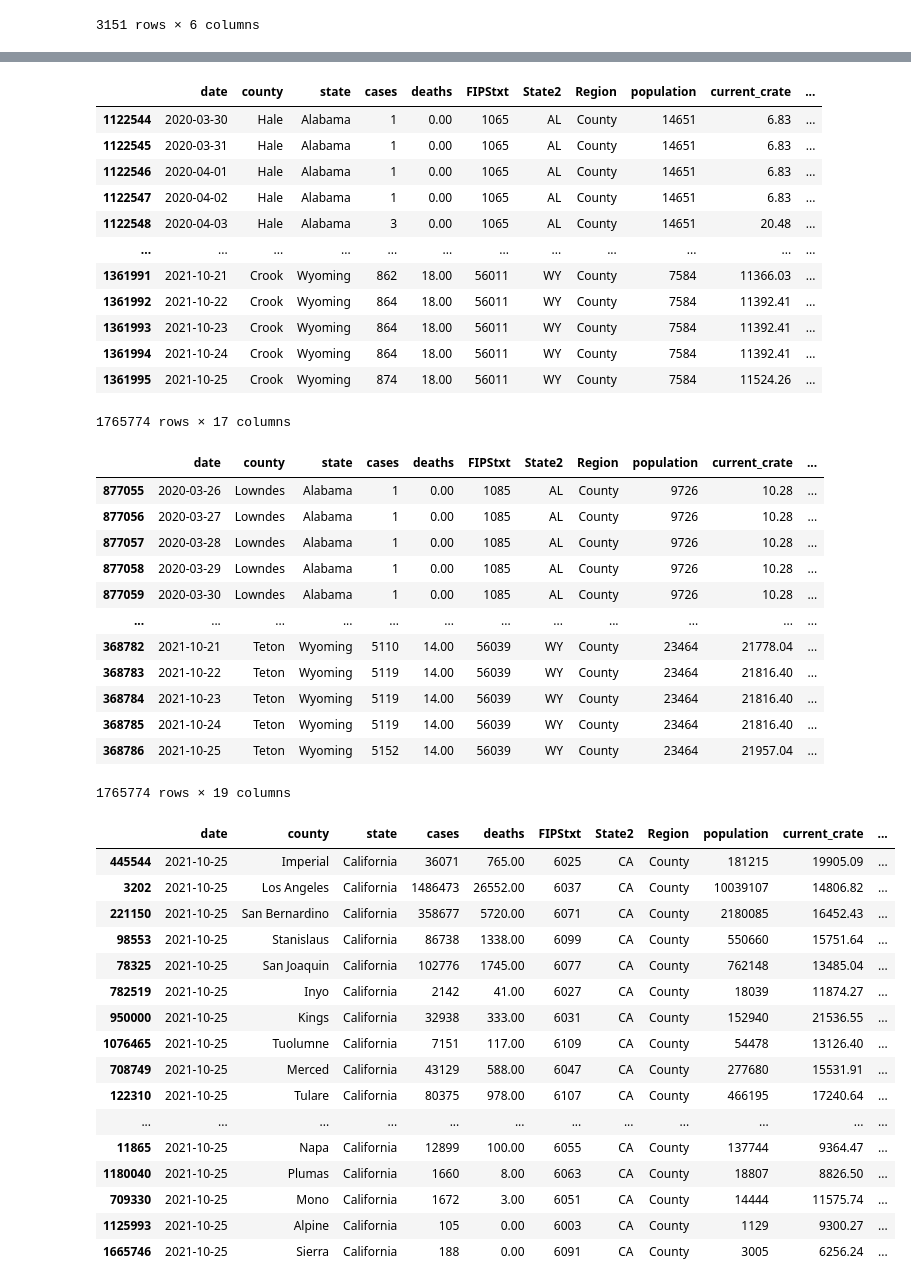
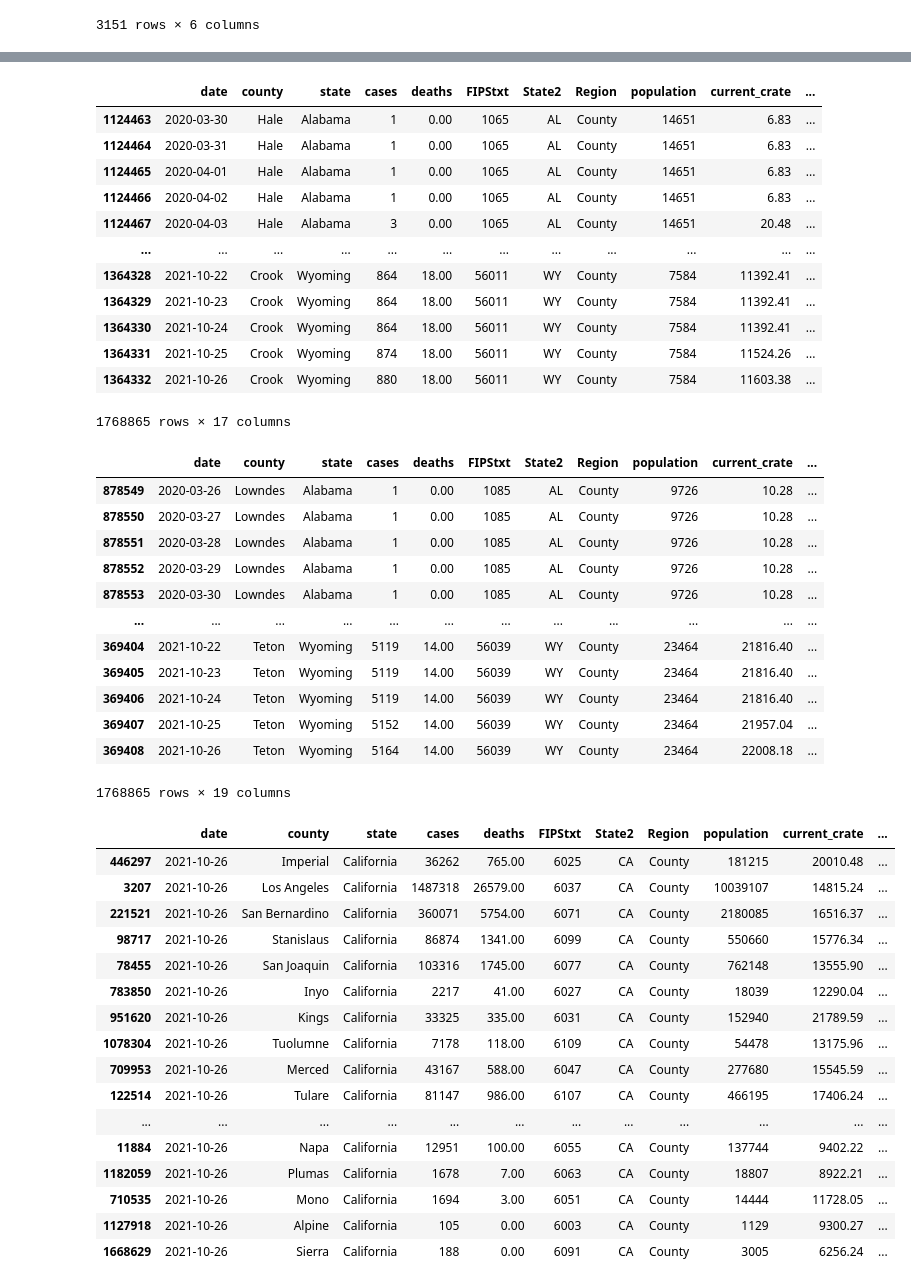
Before and after one commit to menlodoug/covid_crunching, a Jupyter notebook: pandas/COVID_USA.ipynb, the cells around one changed output, grey strips where cells are left out. Cells and saved outputs as stored; diff of their text form; code cells hidden in the pictures.

```diff
--- a/pandas/COVID_USA.ipynb
+++ b/pandas/COVID_USA.ipynb
@@ -94,7 +94,7 @@ counties
 # %%
 # Isolate data from most current day.
 
-counties_us = counties[(counties['date'] == '2021-10-25') & (counties['Region'] == 'County')]
+counties_us = counties[(counties['date'] == '2021-10-26') & (counties['Region'] == 'County')]
 counties_us
 # %% [output]
 |  | date | county | state | cases | deaths | FIPStxt | State2 | Region | population | current_crate | ... |
@@ -209,18 +209,18 @@ usa[ '14day_case_avg' ] = usa.case_day.rolling(14).mean()
 usa
 # %% [output]
 |  | date | county | state | cases | deaths | FIPStxt | State2 | Region | population | current_crate | ... |
-| 1122544 | 2020-03-30 | Hale | Alabama | 1 | 0.00 | 1065 | AL | County | 14651 | 6.83 | ... |
-| 1122545 | 2020-03-31 | Hale | Alabama | 1 | 0.00 | 1065 | AL | County | 14651 | 6.83 | ... |
-| 1122546 | 2020-04-01 | Hale | Alabama | 1 | 0.00 | 1065 | AL | County | 14651 | 6.83 | ... |
-| 1122547 | 2020-04-02 | Hale | Alabama | 1 | 0.00 | 1065 | AL | County | 14651 | 6.83 | ... |
-| 1122548 | 2020-04-03 | Hale | Alabama | 3 | 0.00 | 1065 | AL | County | 14651 | 20.48 | ... |
+| 1124463 | 2020-03-30 | Hale | Alabama | 1 | 0.00 | 1065 | AL | County | 14651 | 6.83 | ... |
+| 1124464 | 2020-03-31 | Hale | Alabama | 1 | 0.00 | 1065 | AL | County | 14651 | 6.83 | ... |
+| 1124465 | 2020-04-01 | Hale | Alabama | 1 | 0.00 | 1065 | AL | County | 14651 | 6.83 | ... |
+| 1124466 | 2020-04-02 | Hale | Alabama | 1 | 0.00 | 1065 | AL | County | 14651 | 6.83 | ... |
+| 1124467 | 2020-04-03 | Hale | Alabama | 3 | 0.00 | 1065 | AL | County | 14651 | 20.48 | ... |
 | ... | ... | ... | ... | ... | ... | ... | ... | ... | ... | ... | ... |
-| 1361991 | 2021-10-21 | Crook | Wyoming | 862 | 18.00 | 56011 | WY | County | 7584 | 11366.03 | ... |
-| 1361992 | 2021-10-22 | Crook | Wyoming | 864 | 18.00 | 56011 | WY | County | 7584 | 11392.41 | ... |
-| 1361993 | 2021-10-23 | Crook | Wyoming | 864 | 18.00 | 56011 | WY | County | 7584 | 11392.41 | ... |
-| 1361994 | 2021-10-24 | Crook | Wyoming | 864 | 18.00 | 56011 | WY | County | 7584 | 11392.41 | ... |
-| 1361995 | 2021-10-25 | Crook | Wyoming | 874 | 18.00 | 56011 | WY | County | 7584 | 11524.26 | ... |
+| 1364328 | 2021-10-22 | Crook | Wyoming | 864 | 18.00 | 56011 | WY | County | 7584 | 11392.41 | ... |
+| 1364329 | 2021-10-23 | Crook | Wyoming | 864 | 18.00 | 56011 | WY | County | 7584 | 11392.41 | ... |
+| 1364330 | 2021-10-24 | Crook | Wyoming | 864 | 18.00 | 56011 | WY | County | 7584 | 11392.41 | ... |
+| 1364331 | 2021-10-25 | Crook | Wyoming | 874 | 18.00 | 56011 | WY | County | 7584 | 11524.26 | ... |
+| 1364332 | 2021-10-26 | Crook | Wyoming | 880 | 18.00 | 56011 | WY | County | 7584 | 11603.38 | ... |
-1765774 rows × 17 columns
+1768865 rows × 17 columns
 # %%
 # Break out daily death data from the New York Times csv that is cumulative in nature
 
@@ -230,18 +230,18 @@ usa[ '14day_death_avg' ] = usa.death_day.rolling(14).mean()
 usa
 # %% [output]
 |  | date | county | state | cases | deaths | FIPStxt | State2 | Region | population | current_crate | ... |
-| 877055 | 2020-03-26 | Lowndes | Alabama | 1 | 0.00 | 1085 | AL | County | 9726 | 10.28 | ... |
-| 877056 | 2020-03-27 | Lowndes | Alabama | 1 | 0.00 | 1085 | AL | County | 9726 | 10.28 | ... |
-| 877057 | 2020-03-28 | Lowndes | Alabama | 1 | 0.00 | 1085 | AL | County | 9726 | 10.28 | ... |
-| 877058 | 2020-03-29 | Lowndes | Alabama | 1 | 0.00 | 1085 | AL | County | 9726 | 10.28 | ... |
-| 877059 | 2020-03-30 | Lowndes | Alabama | 1 | 0.00 | 1085 | AL | County | 9726 | 10.28 | ... |
+| 878549 | 2020-03-26 | Lowndes | Alabama | 1 | 0.00 | 1085 | AL | County | 9726 | 10.28 | ... |
+| 878550 | 2020-03-27 | Lowndes | Alabama | 1 | 0.00 | 1085 | AL | County | 9726 | 10.28 | ... |
+| 878551 | 2020-03-28 | Lowndes | Alabama | 1 | 0.00 | 1085 | AL | County | 9726 | 10.28 | ... |
+| 878552 | 2020-03-29 | Lowndes | Alabama | 1 | 0.00 | 1085 | AL | County | 9726 | 10.28 | ... |
+| 878553 | 2020-03-30 | Lowndes | Alabama | 1 | 0.00 | 1085 | AL | County | 9726 | 10.28 | ... |
 | ... | ... | ... | ... | ... | ... | ... | ... | ... | ... | ... | ... |
-| 368782 | 2021-10-21 | Teton | Wyoming | 5110 | 14.00 | 56039 | WY | County | 23464 | 21778.04 | ... |
-| 368783 | 2021-10-22 | Teton | Wyoming | 5119 | 14.00 | 56039 | WY | County | 23464 | 21816.40 | ... |
-| 368784 | 2021-10-23 | Teton | Wyoming | 5119 | 14.00 | 56039 | WY | County | 23464 | 21816.40 | ... |
-| 368785 | 2021-10-24 | Teton | Wyoming | 5119 | 14.00 | 56039 | WY | County | 23464 | 21816.40 | ... |
-| 368786 | 2021-10-25 | Teton | Wyoming | 5152 | 14.00 | 56039 | WY | County | 23464 | 21957.04 | ... |
+| 369404 | 2021-10-22 | Teton | Wyoming | 5119 | 14.00 | 56039 | WY | County | 23464 | 21816.40 | ... |
+| 369405 | 2021-10-23 | Teton | Wyoming | 5119 | 14.00 | 56039 | WY | County | 23464 | 21816.40 | ... |
+| 369406 | 2021-10-24 | Teton | Wyoming | 5119 | 14.00 | 56039 | WY | County | 23464 | 21816.40 | ... |
+| 369407 | 2021-10-25 | Teton | Wyoming | 5152 | 14.00 | 56039 | WY | County | 23464 | 21957.04 | ... |
+| 369408 | 2021-10-26 | Teton | Wyoming | 5164 | 14.00 | 56039 | WY | County | 23464 | 22008.18 | ... |
-1765774 rows × 19 columns
+1768865 rows × 19 columns
 # %%
 # Export updated national data to csv for use in Tableau
 
@@ -249,26 +249,26 @@ usa.to_csv('daily_covid_us.csv', index=False)
 # %%
 # Filter California data to show only numbers for today
 
-counties_cal = usa[(usa['date'] == '2021-10-25') & (usa['state'] == 'California')]
+counties_cal = usa[(usa['date'] == '2021-10-26') & (usa['state'] == 'California')]
 counties_cal
 # %% [output]
 |  | date | county | state | cases | deaths | FIPStxt | State2 | Region | population | current_crate | ... |
-| 445544 | 2021-10-25 | Imperial | California | 36071 | 765.00 | 6025 | CA | County | 181215 | 19905.09 | ... |
-| 3202 | 2021-10-25 | Los Angeles | California | 1486473 | 26552.00 | 6037 | CA | County | 10039107 | 14806.82 | ... |
-| 221150 | 2021-10-25 | San Bernardino | California | 358677 | 5720.00 | 6071 | CA | County | 2180085 | 16452.43 | ... |
-| 98553 | 2021-10-25 | Stanislaus | California | 86738 | 1338.00 | 6099 | CA | County | 550660 | 15751.64 | ... |
-| 78325 | 2021-10-25 | San Joaquin | California | 102776 | 1745.00 | 6077 | CA | County | 762148 | 13485.04 | ... |
-| 782519 | 2021-10-25 | Inyo | California | 2142 | 41.00 | 6027 | CA | County | 18039 | 11874.27 | ... |
-| 950000 | 2021-10-25 | Kings | California | 32938 | 333.00 | 6031 | CA | County | 152940 | 21536.55 | ... |
-| 1076465 | 2021-10-25 | Tuolumne | California | 7151 | 117.00 | 6109 | CA | County | 54478 | 13126.40 | ... |
-| 708749 | 2021-10-25 | Merced | California | 43129 | 588.00 | 6047 | CA | County | 277680 | 15531.91 | ... |
-| 122310 | 2021-10-25 | Tulare | California | 80375 | 978.00 | 6107 | CA | County | 466195 | 17240.64 | ... |
+| 446297 | 2021-10-26 | Imperial | California | 36262 | 765.00 | 6025 | CA | County | 181215 | 20010.48 | ... |
+| 3207 | 2021-10-26 | Los Angeles | California | 1487318 | 26579.00 | 6037 | CA | County | 10039107 | 14815.24 | ... |
+| 221521 | 2021-10-26 | San Bernardino | California | 360071 | 5754.00 | 6071 | CA | County | 2180085 | 16516.37 | ... |
+| 98717 | 2021-10-26 | Stanislaus | California | 86874 | 1341.00 | 6099 | CA | County | 550660 | 15776.34 | ... |
+| 78455 | 2021-10-26 | San Joaquin | California | 103316 | 1745.00 | 6077 | CA | County | 762148 | 13555.90 | ... |
+| 783850 | 2021-10-26 | Inyo | California | 2217 | 41.00 | 6027 | CA | County | 18039 | 12290.04 | ... |
+| 951620 | 2021-10-26 | Kings | California | 33325 | 335.00 | 6031 | CA | County | 152940 | 21789.59 | ... |
+| 1078304 | 2021-10-26 | Tuolumne | California | 7178 | 118.00 | 6109 | CA | County | 54478 | 13175.96 | ... |
+| 709953 | 2021-10-26 | Merced | California | 43167 | 588.00 | 6047 | CA | County | 277680 | 15545.59 | ... |
+| 122514 | 2021-10-26 | Tulare | California | 81147 | 986.00 | 6107 | CA | County | 466195 | 17406.24 | ... |
 | ... | ... | ... | ... | ... | ... | ... | ... | ... | ... | ... | ... |
-| 11865 | 2021-10-25 | Napa | California | 12899 | 100.00 | 6055 | CA | County | 137744 | 9364.47 | ... |
-| 1180040 | 2021-10-25 | Plumas | California | 1660 | 8.00 | 6063 | CA | County | 18807 | 8826.50 | ... |
-| 709330 | 2021-10-25 | Mono | California | 1672 | 3.00 | 6051 | CA | County | 14444 | 11575.74 | ... |
-| 1125993 | 2021-10-25 | Alpine | California | 105 | 0.00 | 6003 | CA | County | 1129 | 9300.27 | ... |
-| 1665746 | 2021-10-25 | Sierra | California | 188 | 0.00 | 6091 | CA | County | 3005 | 6256.24 | ... |
+| 11884 | 2021-10-26 | Napa | California | 12951 | 100.00 | 6055 | CA | County | 137744 | 9402.22 | ... |
+| 1182059 | 2021-10-26 | Plumas | California | 1678 | 7.00 | 6063 | CA | County | 18807 | 8922.21 | ... |
+| 710535 | 2021-10-26 | Mono | California | 1694 | 3.00 | 6051 | CA | County | 14444 | 11728.05 | ... |
+| 1127918 | 2021-10-26 | Alpine | California | 105 | 0.00 | 6003 | CA | County | 1129 | 9300.27 | ... |
+| 1668629 | 2021-10-26 | Sierra | California | 188 | 0.00 | 6091 | CA | County | 3005 | 6256.24 | ... |
 # %%
 # Show top 10 California counties based on largest current infection rate
 
```
Also changed, not shown: parts of 12 cells of this notebook, 44 other files.
